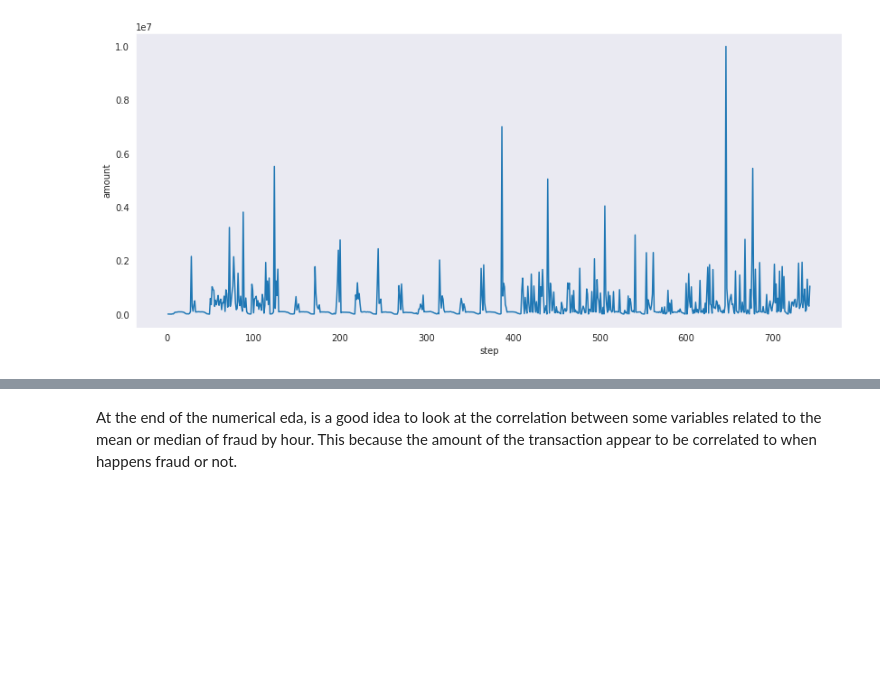
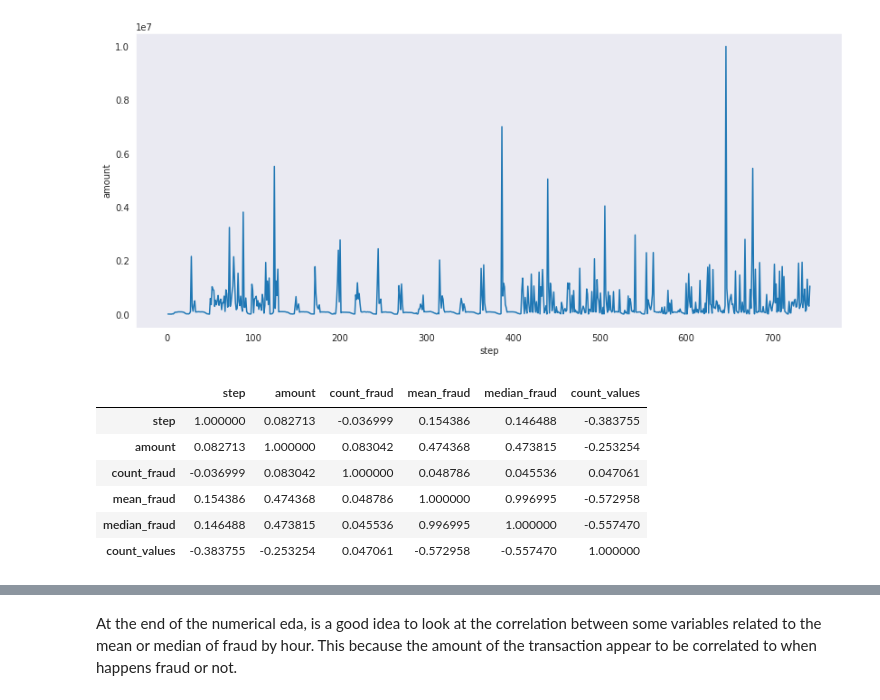
Before and after one commit to LucianoBatista/fraud-detection-classifier, a Jupyter notebook: analysis/initial-eda.ipynb, the cells around one changed output, grey strips where cells are left out. Drawn from its saved outputs; the diff is of its cells as text; code cells hidden in the pictures; blank space fills up the shorter version.

```diff
--- a/analysis/initial-eda.ipynb
+++ b/analysis/initial-eda.ipynb
@@ -274,3 +311,13 @@ _ = sns.lineplot(x="step", y="amount", data=median_amount_by_step, ax=ax)
 plt.show()
 # %% [output]
 [figure]
+# %%
+pd.concat([median_amount_by_step, fraud_on_hours_summary_df.drop(["step"], axis=1)], axis=1).corr()
+# %% [output]
+|  | step | amount | count_fraud | mean_fraud | median_fraud | count_values |
+| step | 1.000000 | 0.082713 | -0.036999 | 0.154386 | 0.146488 | -0.383755 |
+| amount | 0.082713 | 1.000000 | 0.083042 | 0.474368 | 0.473815 | -0.253254 |
+| count_fraud | -0.036999 | 0.083042 | 1.000000 | 0.048786 | 0.045536 | 0.047061 |
+| mean_fraud | 0.154386 | 0.474368 | 0.048786 | 1.000000 | 0.996995 | -0.572958 |
+| median_fraud | 0.146488 | 0.473815 | 0.045536 | 0.996995 | 1.000000 | -0.557470 |
+| count_values | -0.383755 | -0.253254 | 0.047061 | -0.572958 | -0.557470 | 1.000000 |
```
Also changed, not shown: parts of 12 cells of this notebook, 6 other files.
